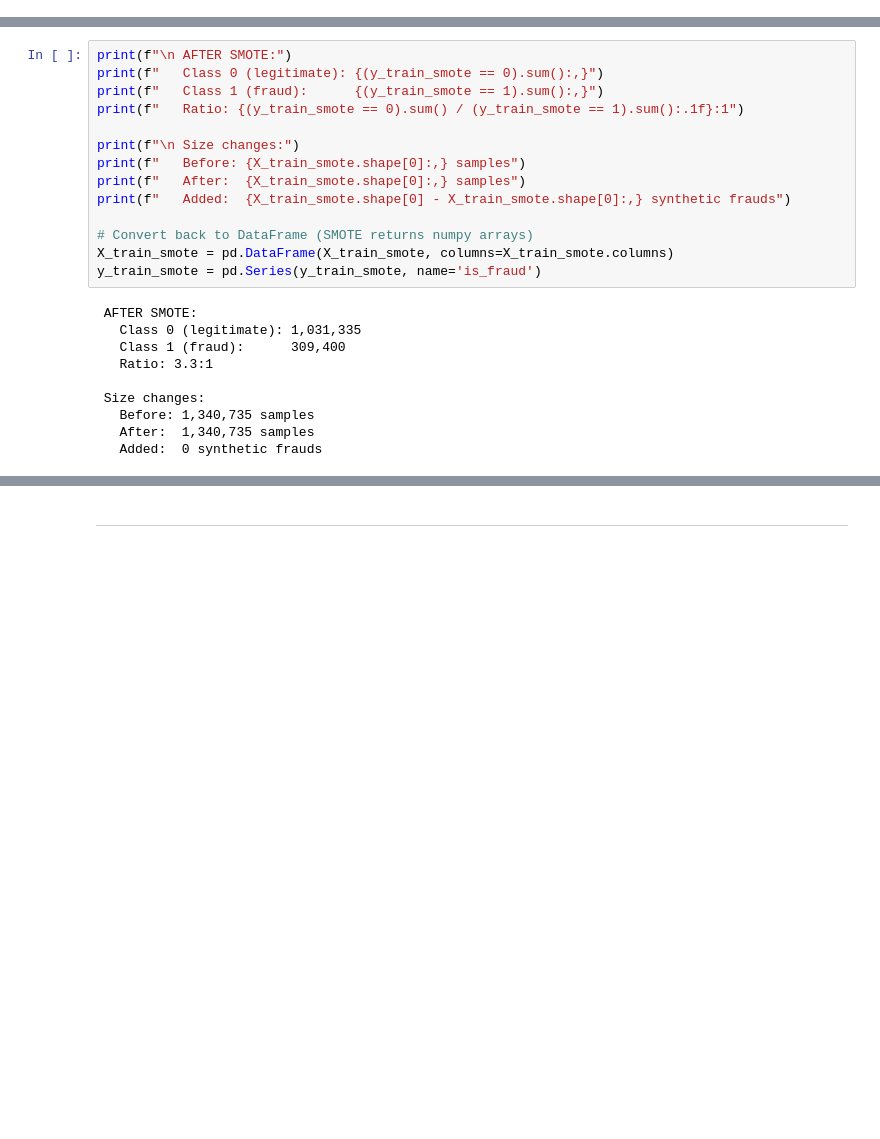
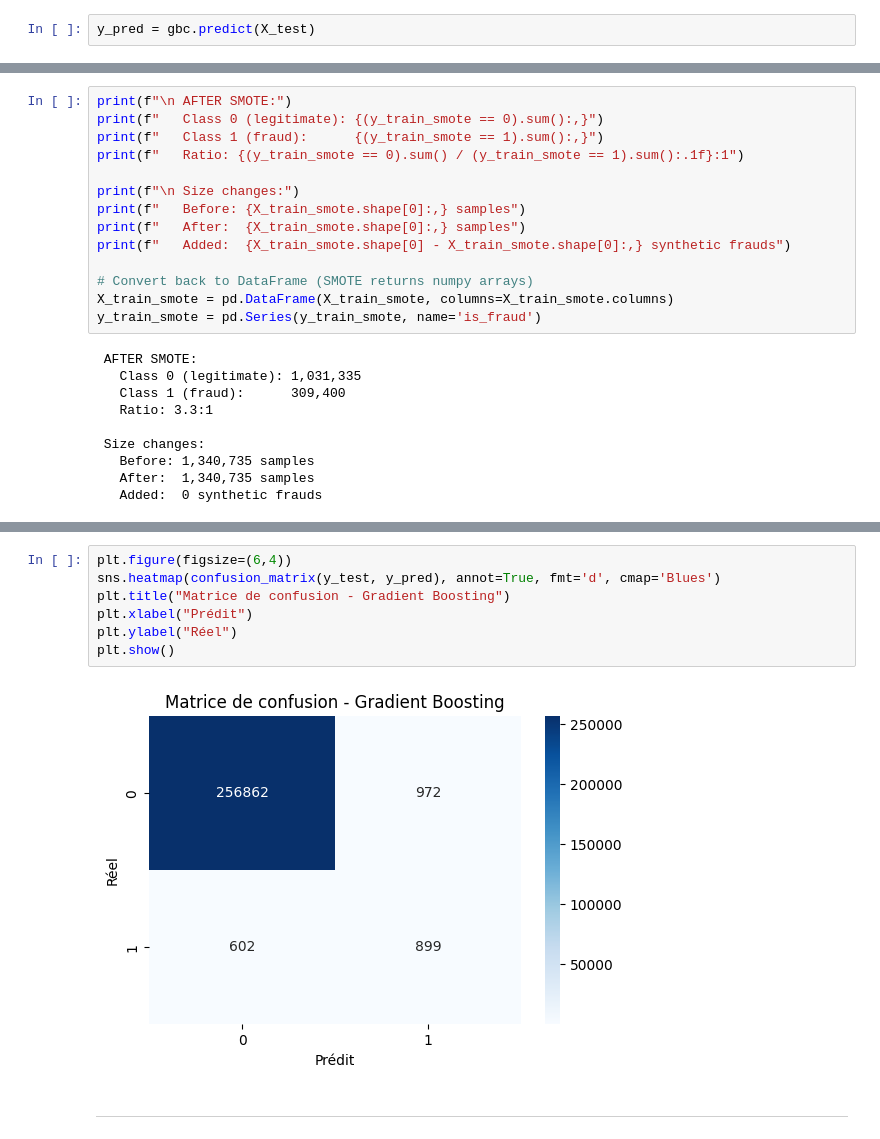
Before and after one commit to Bobibou/Machine-Learnig-for-Cybersecurity---Credit-Card-Fraud-Detection-, a Jupyter notebook: notebooks/GradientBoostin.ipynb, the cells around one changed output, grey strips where cells are left out. Drawn from its saved outputs; the diff is of its cells as text; blank space fills up the shorter version.

```diff
--- a/notebooks/GradientBoostin.ipynb
+++ b/notebooks/GradientBoostin.ipynb
@@ -298,6 +298,8 @@ gbc.fit(X_train_smote, y_train_smote)
 GradientBoostingClassifier(n_estimators=5, random_state=42)
 # %% [markdown]
 # Predictions
+# %%
+y_pred = gbc.predict(X_test)
 # %%
 print(f"\n BEFORE SMOTE:")
 print(f"   Class 0 (legitimate): {(y_train == 0).sum():,}")
@@ -349,3 +374,12 @@ y_train_smote = pd.Series(y_train_smote, name='is_fraud')
+# %%
+plt.figure(figsize=(6,4))
+sns.heatmap(confusion_matrix(y_test, y_pred), annot=True, fmt='d', cmap='Blues')
+plt.title("Matrice de confusion - Gradient Boosting")
+plt.xlabel("Prédit")
+plt.ylabel("Réel")
+plt.show()
+# %% [output]
+[figure, added]
 # %% [markdown]
 ---
 # %% [markdown]
```
Also changed, not shown: parts of 8 cells of this notebook.
